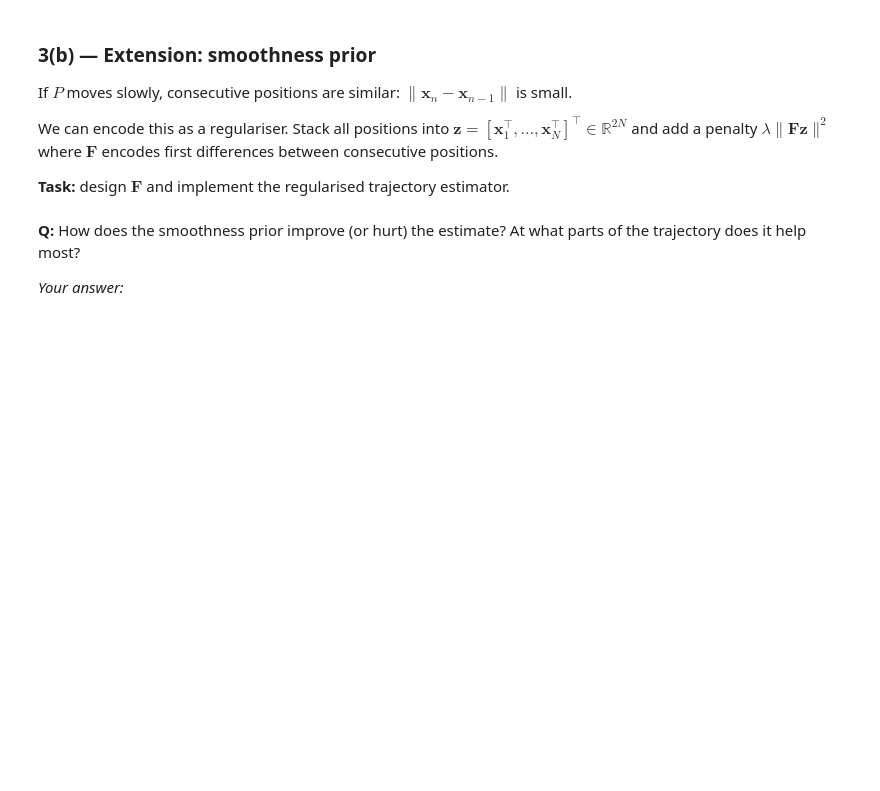
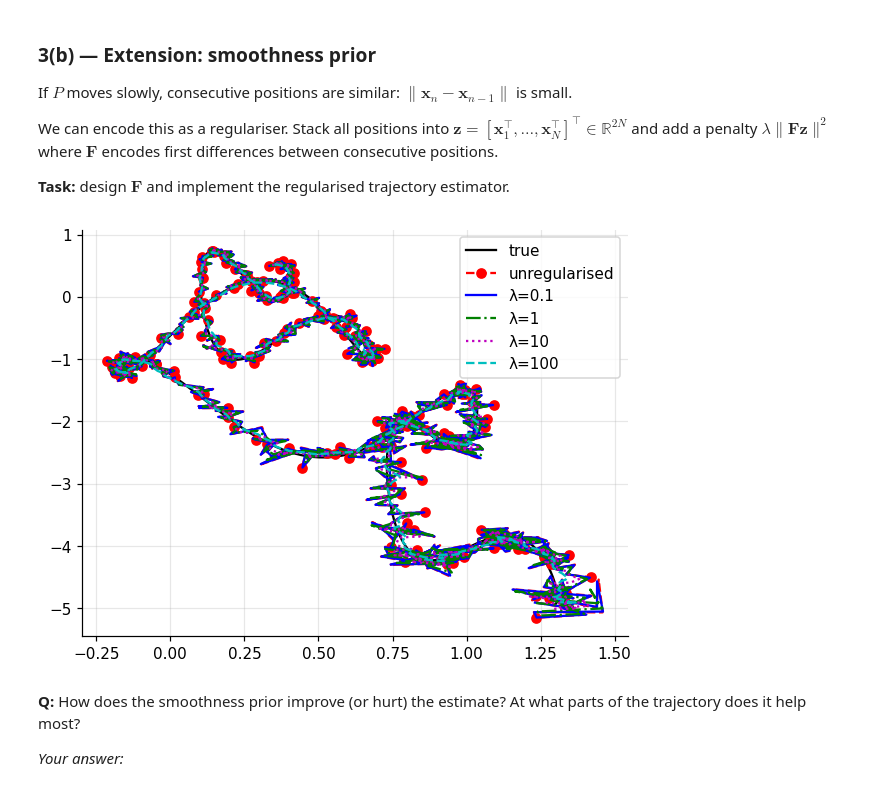
Before and after one commit to RenuBharathi/Python-, a Jupyter notebook: assignments/leastsq/04-lls-01.ipynb, the cells around one changed output. Cells and saved outputs as stored; diff of their text form; code cells hidden in the pictures; blank space fills up the shorter version.

```diff
--- a/assignments/leastsq/04-lls-01.ipynb
+++ b/assignments/leastsq/04-lls-01.ipynb
@@ -407,11 +446,53 @@ first differences between consecutive positions.
 # %%
 # ── YOUR CODE HERE ───────────────────────────────────────────────────────────
 # 1. Build the block linear system (stacking all time steps)
+N_time, M = dists.shape
+A_big = np.zeros((N_time * (M-1), 2 * N_time))
+b_big = np.zeros(N_time * (M-1))
+row = 0
+for n in range(N_time):
+    A, b = build_linear_system(dists[n], ctrl_pos)
+    rows = A.shape[0]
+    A_big[row:row+rows, 2*n:2*n+2] = A
+    b_big[row:row+rows] = b
+    row += rows
+
 # 2. Build the first-difference matrix F
+F = np.zeros((N_time - 1, N_time))
+for i in range(N_time - 1):
+    F[i, i] = -1
+    F[i, i+1] = 1
+F_block = np.kron(F, np.eye(2))
+
 # 3. Solve the regularised problem for several values of lambda
+lambdas = [0.1, 1, 10, 100]
+estimates = []
+for lam in lambdas:
+    z_hat = np.linalg.inv(A_big.T @ A_big + lam * (F_block.T @ F_block)) @ (A_big.T @ b_big)
+    est = z_hat.reshape(N_time, 2)
+    estimates.append(est)
+
 # 4. Plot the regularised trajectory against the true trajectory and
 #    the unregularised estimate
+plt.figure()
+
+# true
+plt.plot(true_pos[:,0], true_pos[:,1], 'k-', label='true')
+
+# unregularised (use markers)
+plt.plot(est_pos[:,0], est_pos[:,1], 'r--o', markevery=5, label='unregularised')
+
+# regularised (different styles)
+styles = ['b-', 'g-.', 'm:', 'c--']
+
+for est, lam, s in zip(estimates, lambdas, styles):
+    plt.plot(est[:,0], est[:,1], s, label=f'λ={lam}')
+
+plt.legend()
+plt.show()
 # ─────────────────────────────────────────────────────────────────────────────
+# %% [output]
+[figure, added]
 # %% [markdown]
 **Q:** How does the smoothness prior improve (or hurt) the estimate?
 At what parts of the trajectory does it help most?
```
Also changed, not shown: parts of 12 cells of this notebook.
